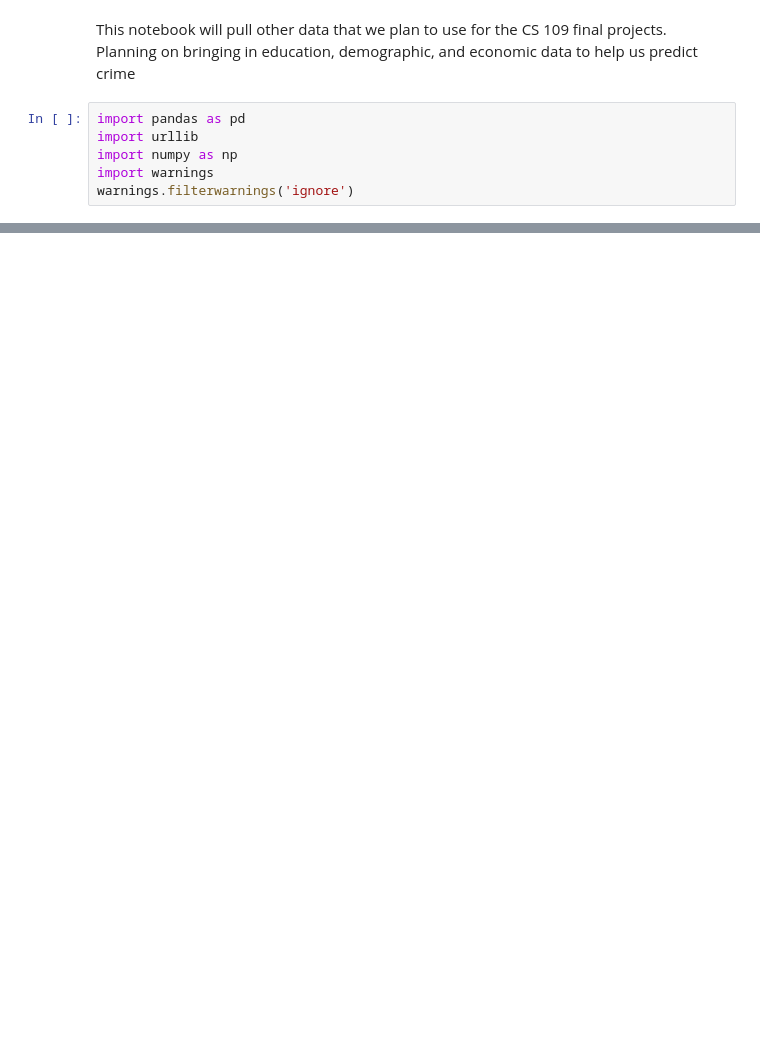
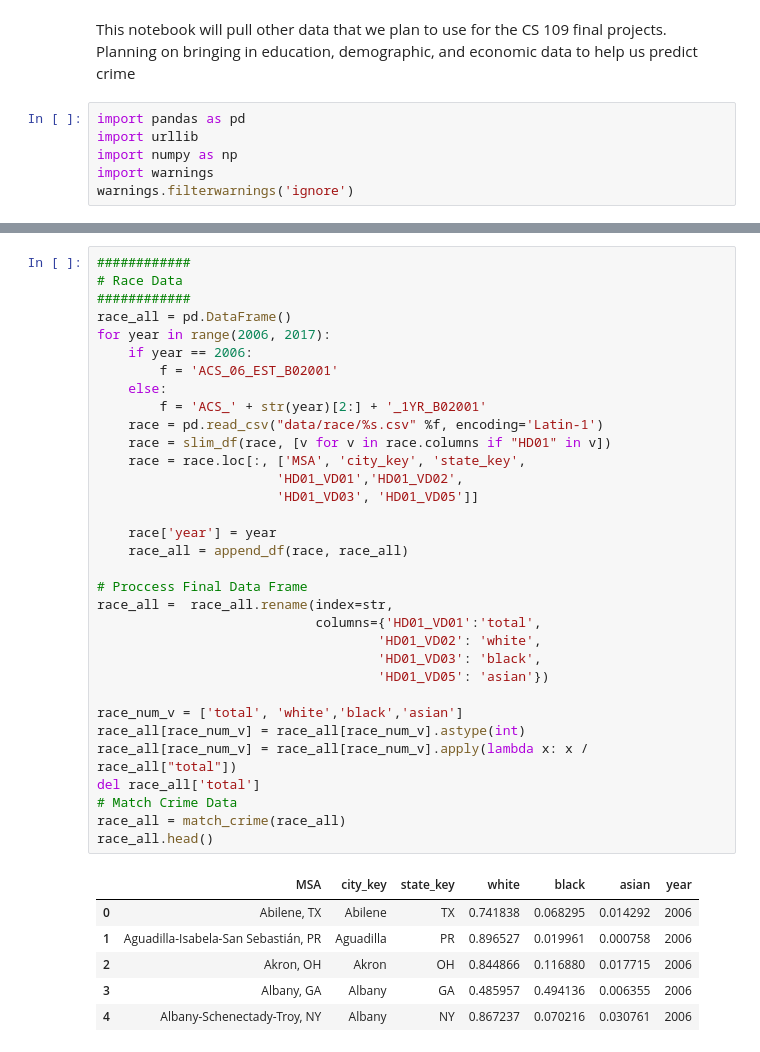
Before and after one commit to cs109grp18/cs109a_final, a Jupyter notebook: pull_msa_data.ipynb, the cells around one changed output, grey strips where cells are left out. Saved outputs shown, nothing was run; the diff lists cells and outputs as text; blank space fills up the shorter version.

```diff
--- a/pull_msa_data.ipynb
+++ b/pull_msa_data.ipynb
@@ -201,0 +314,40 @@ inc_all.head()
+# %%
+############
+# Race Data
+############
+race_all = pd.DataFrame()
+for year in range(2006, 2017):
+    if year == 2006:
+        f = 'ACS_06_EST_B02001'
+    else:
+        f = 'ACS_' + str(year)[2:] + '_1YR_B02001'
+    race = pd.read_csv("data/race/%s.csv" %f, encoding='Latin-1')
+    race = slim_df(race, [v for v in race.columns if "HD01" in v])
+    race = race.loc[:, ['MSA', 'city_key', 'state_key',
+                       'HD01_VD01','HD01_VD02',
+                       'HD01_VD03', 'HD01_VD05']]
+
+    race['year'] = year
+    race_all = append_df(race, race_all)
+
+# Proccess Final Data Frame
+race_all =  race_all.rename(index=str,
+                            columns={'HD01_VD01':'total',
+                                    'HD01_VD02': 'white',
+                                    'HD01_VD03': 'black',
+                                    'HD01_VD05': 'asian'})
+
+race_num_v = ['total', 'white','black','asian']
+race_all[race_num_v] = race_all[race_num_v].astype(int)
+race_all[race_num_v] = race_all[race_num_v].apply(lambda x: x / race_all["total"])
+del race_all['total']
+# Match Crime Data
+race_all = match_crime(race_all)
+race_all.head()
+# %% [output]
+|  | MSA | city_key | state_key | white | black | asian | year |
+| 0 | Abilene, TX | Abilene | TX | 0.741838 | 0.068295 | 0.014292 | 2006 |
+| 1 | Aguadilla-Isabela-San Sebastián, PR | Aguadilla | PR | 0.896527 | 0.019961 | 0.000758 | 2006 |
+| 2 | Akron, OH | Akron | OH | 0.844866 | 0.116880 | 0.017715 | 2006 |
+| 3 | Albany, GA | Albany | GA | 0.485957 | 0.494136 | 0.006355 | 2006 |
+| 4 | Albany-Schenectady-Troy, NY | Albany | NY | 0.867237 | 0.070216 | 0.030761 | 2006 |
```
Also changed, not shown: parts of 14 cells of this notebook.
